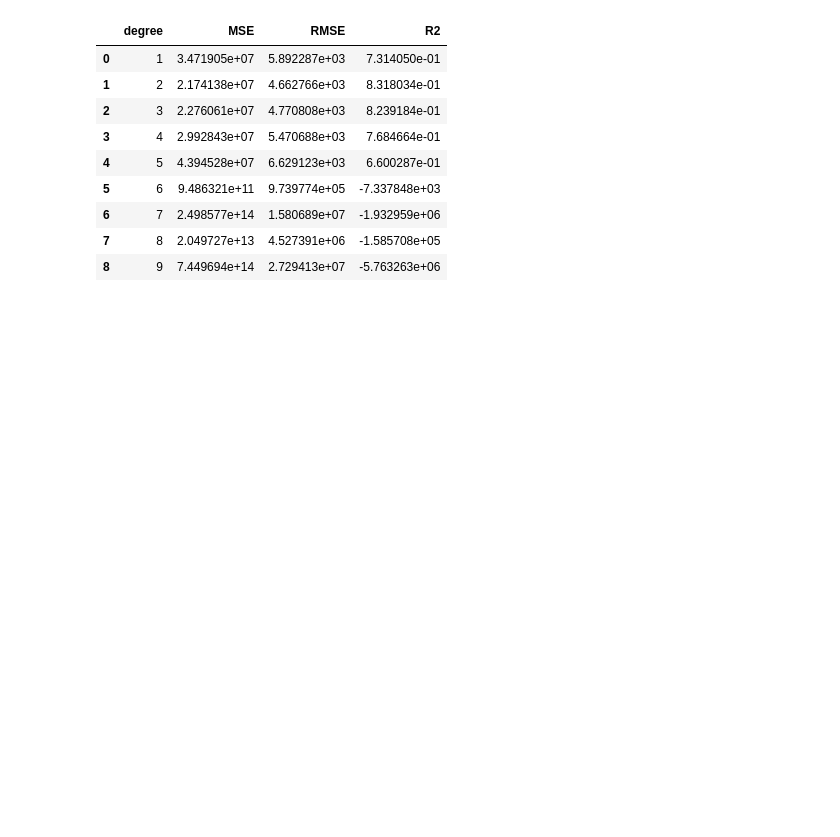
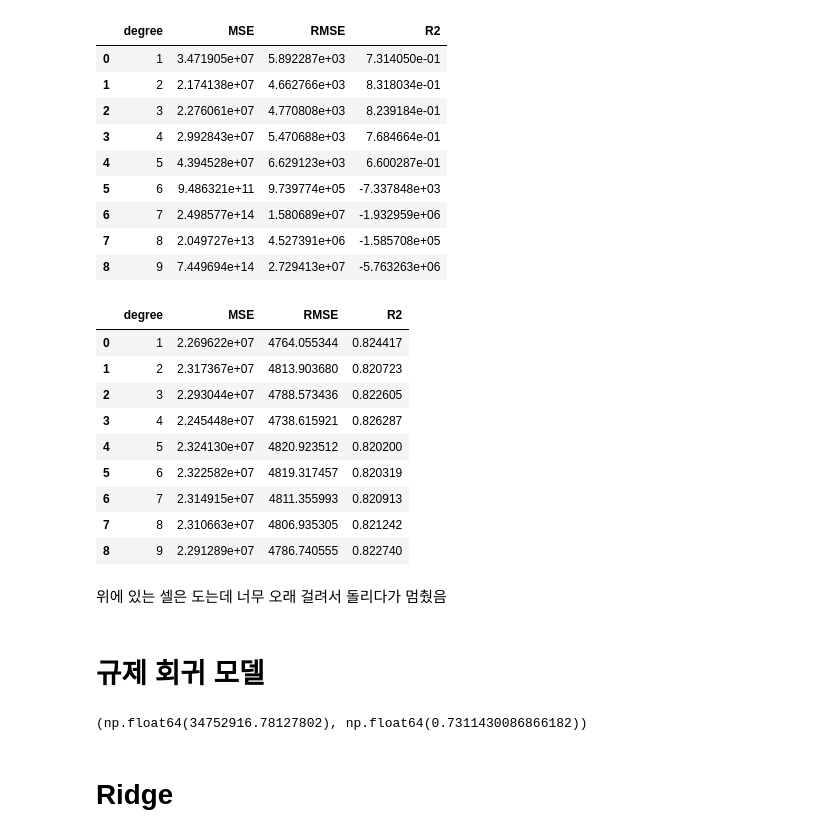
Before and after one commit to hongsh2003/hipython_rep, a Jupyter notebook: 38_보험료예측모델.ipynb, the cells around one changed output. Drawn from its saved outputs; the diff is of its cells as text; code cells hidden in the pictures; blank space fills up the shorter version.

```diff
--- a/38_보험료예측모델.ipynb
+++ b/38_보험료예측모델.ipynb
@@ -335,3 +335,38 @@ pd.DataFrame(results)
 | 6 | 7 | 2.498577e+14 | 1.580689e+07 | -1.932959e+06 |
 | 7 | 8 | 2.049727e+13 | 4.527391e+06 | -1.585708e+05 |
 | 8 | 9 | 7.449694e+14 | 2.729413e+07 | -5.763263e+06 |
+# %%
+results = []
+
+for degree in range(1, 10):
+    model_poly = Pipeline([
+        ('poly', PolynomialFeatures(degree = degree, include_bias = False)),
+        ('random', RandomForestRegressor())]
+    )
+    model_poly.fit(X_train, y_train)
+    pred_poly = model_poly.predict(X_test)
+    mse = mean_squared_error(y_test, pred_poly)
+    rmse = np.sqrt(mse)
+    r2 = r2_score(y_test, pred_poly)
+
+    results.append({'degree': degree,
+                    'MSE': mse,
+                    'RMSE': rmse,
+                    'R2':r2})
+
+pd.DataFrame(results)
+# %% [output]
+|  | degree | MSE | RMSE | R2 |
+| 0 | 1 | 2.269622e+07 | 4764.055344 | 0.824417 |
+| 1 | 2 | 2.317367e+07 | 4813.903680 | 0.820723 |
+| 2 | 3 | 2.293044e+07 | 4788.573436 | 0.822605 |
+| 3 | 4 | 2.245448e+07 | 4738.615921 | 0.826287 |
+| 4 | 5 | 2.324130e+07 | 4820.923512 | 0.820200 |
+| 5 | 6 | 2.322582e+07 | 4819.317457 | 0.820319 |
+| 6 | 7 | 2.314915e+07 | 4811.355993 | 0.820913 |
+| 7 | 8 | 2.310663e+07 | 4806.935305 | 0.821242 |
+| 8 | 9 | 2.291289e+07 | 4786.740555 | 0.822740 |
+# %% [markdown]
+위에 있는 셀은 도는데 너무 오래 걸려서 돌리다가 멈췄음
+# %% [markdown]
+# 규제 회귀 모델
@@ -337,0 +375,12 @@ pd.DataFrame(results)
+# %%
+ridge = Ridge(alpha = 1.0)
+ridge.fit(X_train, y_train)
+pred_ridge = ridge.predict(X_test)
+
+mse = mean_squared_error(y_test, pred_ridge)
+r2 = r2_score(y_test, pred_ridge)
+mse, r2
+# %% [output]
+(np.float64(34752916.78127802), np.float64(0.7311430086866182))
+# %% [markdown]
+# Ridge
```
Also changed, not shown: parts of 19 cells of this notebook.
